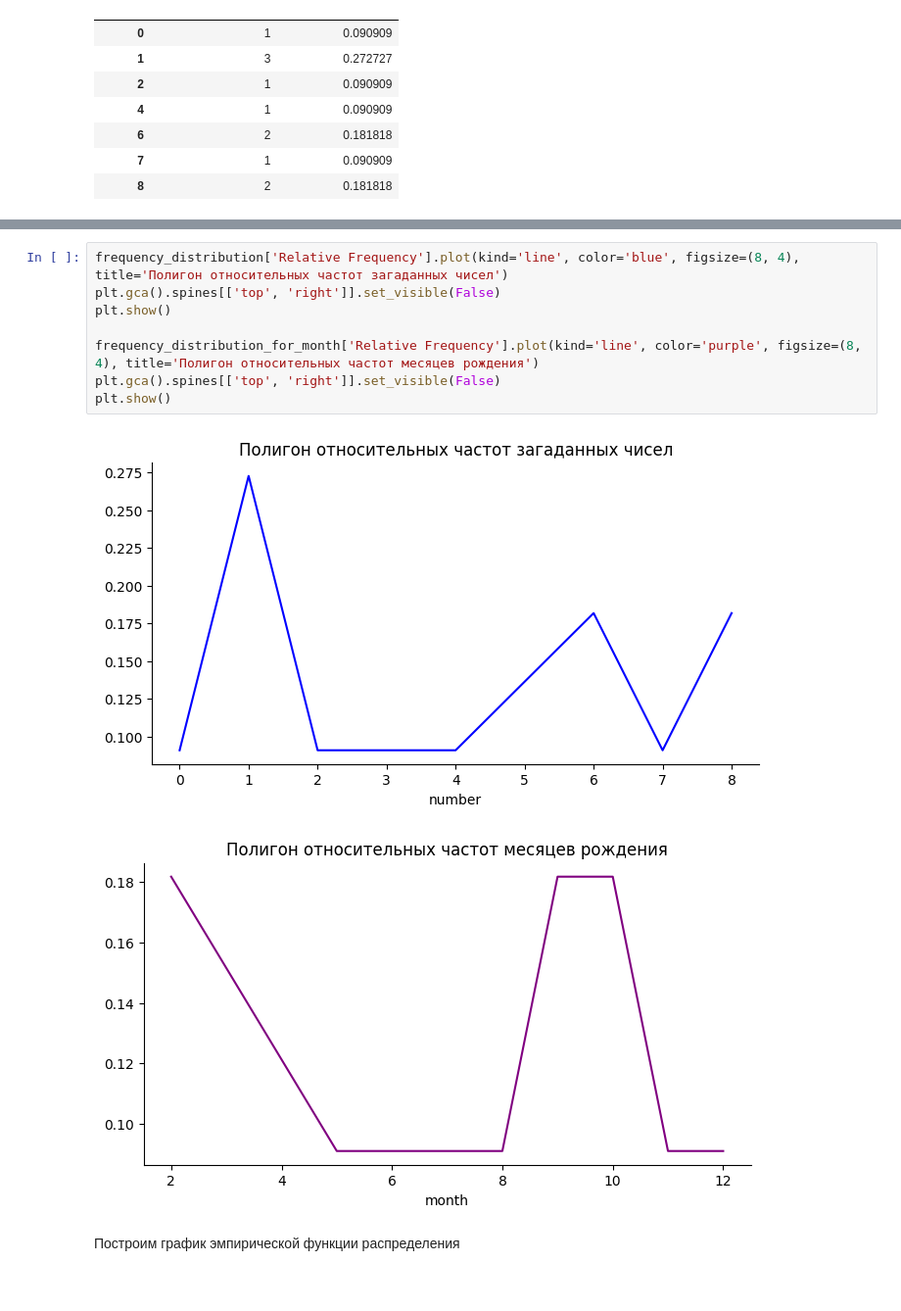
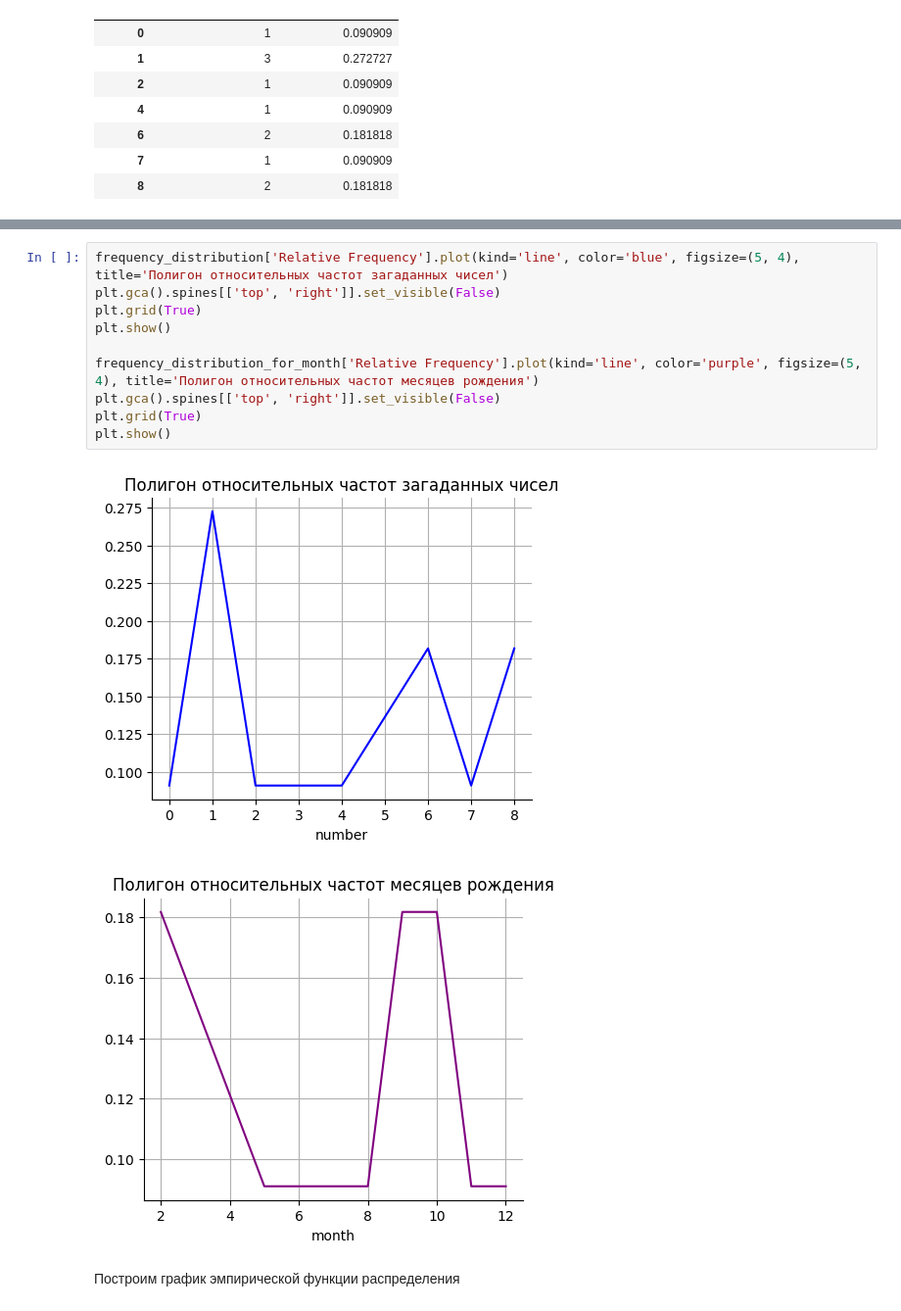
Before and after one commit to berberberk/apms-fs-2024, a Jupyter notebook: APMS1.ipynb, the cells around one changed output, grey strips where cells are left out. Shown at 98% size. Drawn from its saved outputs; the diff is of its cells as text.

```diff
--- a/APMS1.ipynb
+++ b/APMS1.ipynb
@@ -76,14 +90,16 @@ frequency_distribution
 # %%
-frequency_distribution['Relative Frequency'].plot(kind='line', color='blue', figsize=(8, 4), title='Полигон относительных частот загаданных чисел')
+frequency_distribution['Relative Frequency'].plot(kind='line', color='blue', figsize=(5, 4), title='Полигон относительных частот загаданных чисел')
 plt.gca().spines[['top', 'right']].set_visible(False)
+plt.grid(True)
 plt.show()
 
-frequency_distribution_for_month['Relative Frequency'].plot(kind='line', color='purple', figsize=(8, 4), title='Полигон относительных частот месяцев рождения')
+frequency_distribution_for_month['Relative Frequency'].plot(kind='line', color='purple', figsize=(5, 4), title='Полигон относительных частот месяцев рождения')
 plt.gca().spines[['top', 'right']].set_visible(False)
+plt.grid(True)
 plt.show()
 # %% [output]
-[figure, old version]
+[figure, new version]
-[figure, old version]
+[figure, new version]
 # %% [markdown]
 Построим график эмпирической функции распределения
 # %%
```
Also changed, not shown: parts of 8 cells of this notebook.
